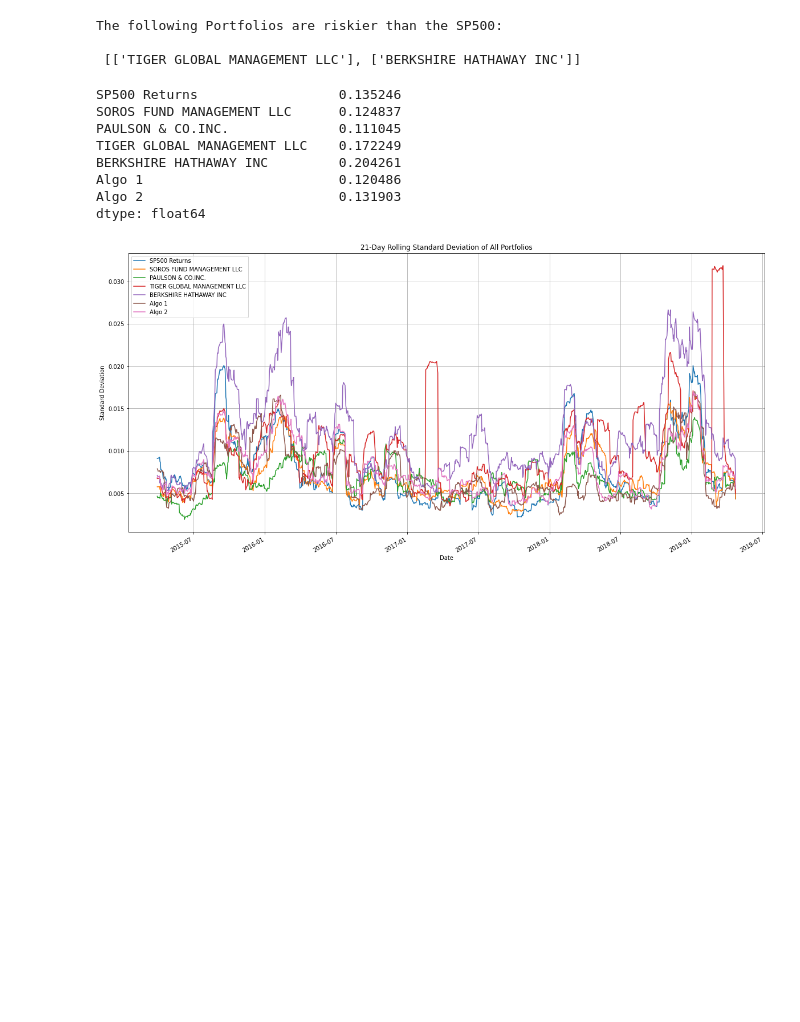
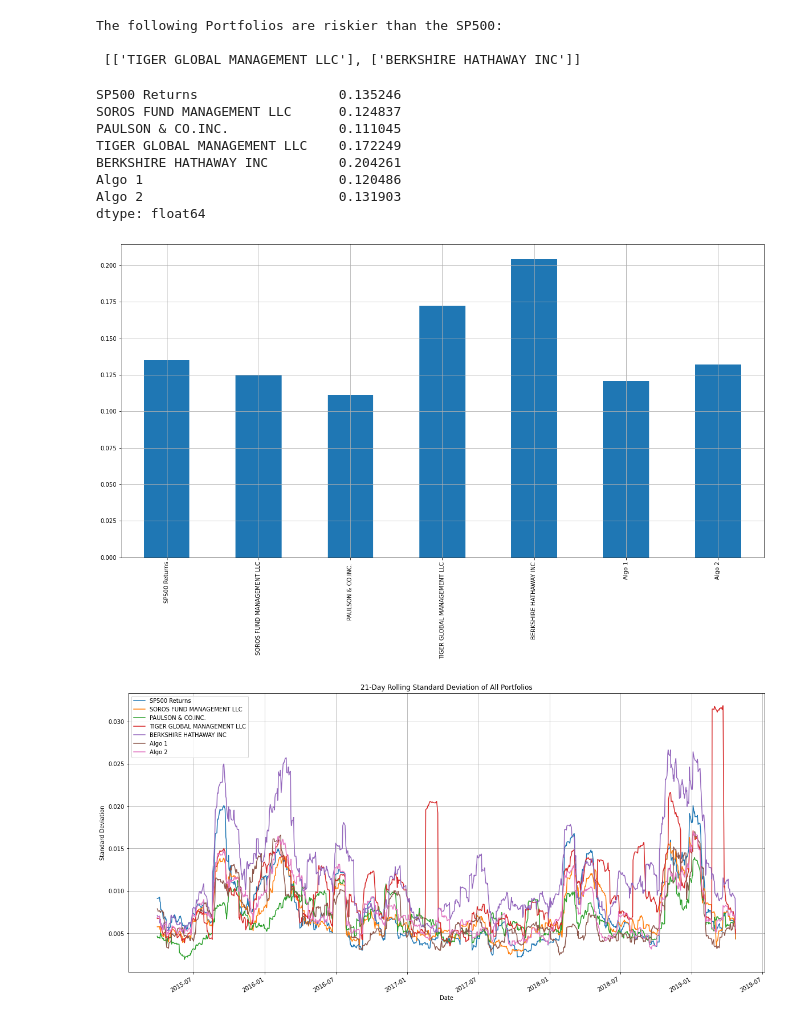
Before and after one commit to Tylryan/Portfolio_Analysis, a Jupyter notebook: Untitled.ipynb, the cells around one changed output. Cells and saved outputs as stored; diff of their text form; code cells hidden in the pictures; blank space fills up the shorter version.

Commit message:
updated graphs and calculations 1/10/21

```diff
--- a/Untitled.ipynb
+++ b/Untitled.ipynb
@@ -211,16 +211,18 @@ The following Portfolios are riskier than the SP500:
  [['TIGER GLOBAL MANAGEMENT LLC'], ['BERKSHIRE HATHAWAY INC']]
 # %%
 combined_annualized_std = combined_daily_std * np.sqrt(250)
+combined_annualized_std.plot(kind = 'bar',figsize = (20,10), grid = True)
 print(combined_annualized_std)
 # %% [output]
 SP500 Returns                  0.135246
 SOROS FUND MANAGEMENT LLC      0.124837
 PAULSON & CO.INC.              0.111045
 TIGER GLOBAL MANAGEMENT LLC    0.172249
 BERKSHIRE HATHAWAY INC         0.204261
 Algo 1                         0.120486
 Algo 2                         0.131903
 dtype: float64
+[figure, added]
 # %%
 rolling_std_21 = combined_return_df.rolling(window = 21).std()
 rolling_std_21.plot(figsize = (20,10),grid = True)
```
Also changed, not shown: parts of 23 cells of this notebook, 1 other file.
